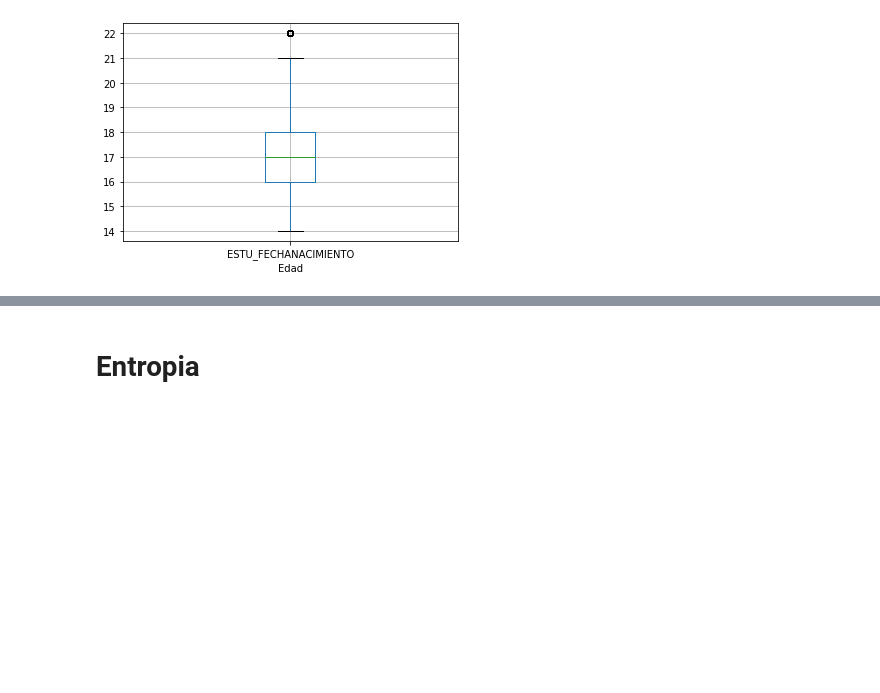
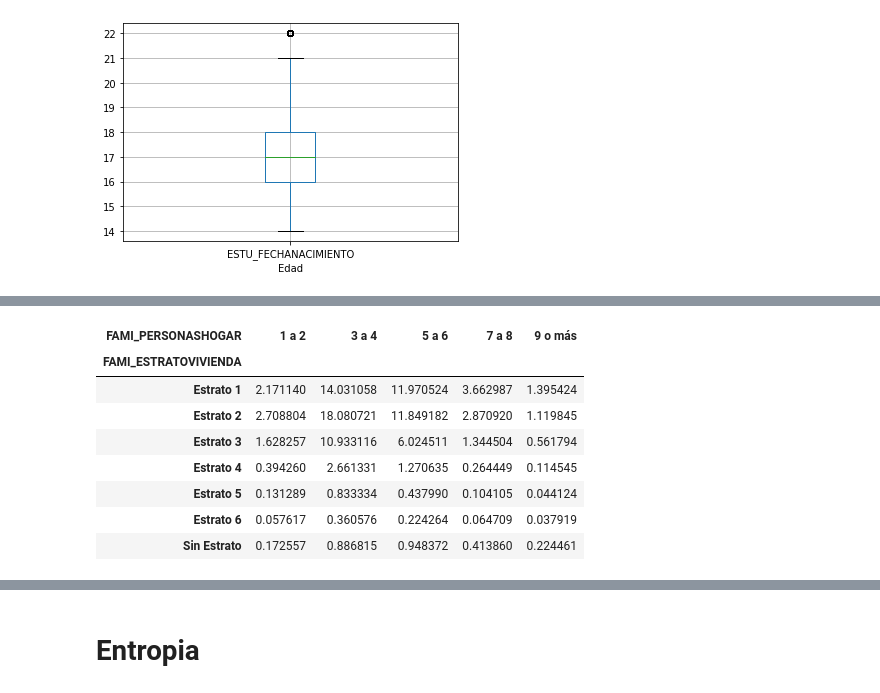
Before and after one commit to dsgantivac/DataMiningProject, a Jupyter notebook: Analisis exploratorio Reduced.ipynb, the cells around one changed output, grey strips where cells are left out. Drawn from its saved outputs; the diff is of its cells as text; code cells hidden in the pictures; blank space fills up the shorter version.

```diff
--- a/Analisis exploratorio Reduced.ipynb
+++ b/Analisis exploratorio Reduced.ipynb
@@ -558,0 +495,12 @@ pd.crosstab(data['FAMI_EDUCACIONPADRE'], [data['FAMI_EDUCACIONMADRE']])/data.sha
+# %%
+pd.crosstab(data['FAMI_ESTRATOVIVIENDA'], [data['FAMI_PERSONASHOGAR']])/data.shape[0]*100
+# %% [output]
+| FAMI_PERSONASHOGAR | 1 a 2 | 3 a 4 | 5 a 6 | 7 a 8 | 9 o más |
+| FAMI_ESTRATOVIVIENDA |  |  |  |  |  |
+| Estrato 1 | 2.171140 | 14.031058 | 11.970524 | 3.662987 | 1.395424 |
+| Estrato 2 | 2.708804 | 18.080721 | 11.849182 | 2.870920 | 1.119845 |
+| Estrato 3 | 1.628257 | 10.933116 | 6.024511 | 1.344504 | 0.561794 |
+| Estrato 4 | 0.394260 | 2.661331 | 1.270635 | 0.264449 | 0.114545 |
+| Estrato 5 | 0.131289 | 0.833334 | 0.437990 | 0.104105 | 0.044124 |
+| Estrato 6 | 0.057617 | 0.360576 | 0.224264 | 0.064709 | 0.037919 |
+| Sin Estrato | 0.172557 | 0.886815 | 0.948372 | 0.413860 | 0.224461 |
```
Also changed, not shown: parts of 35 cells of this notebook.
